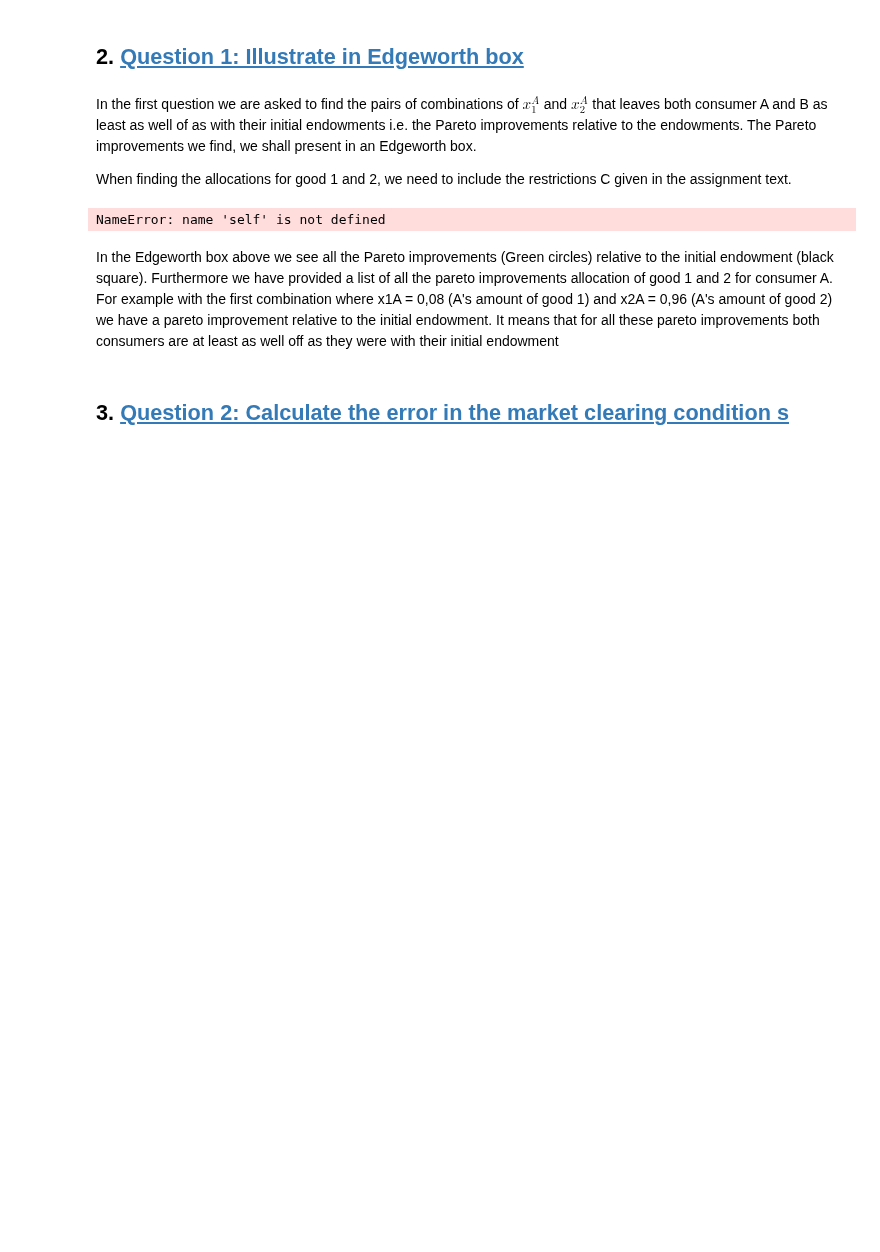
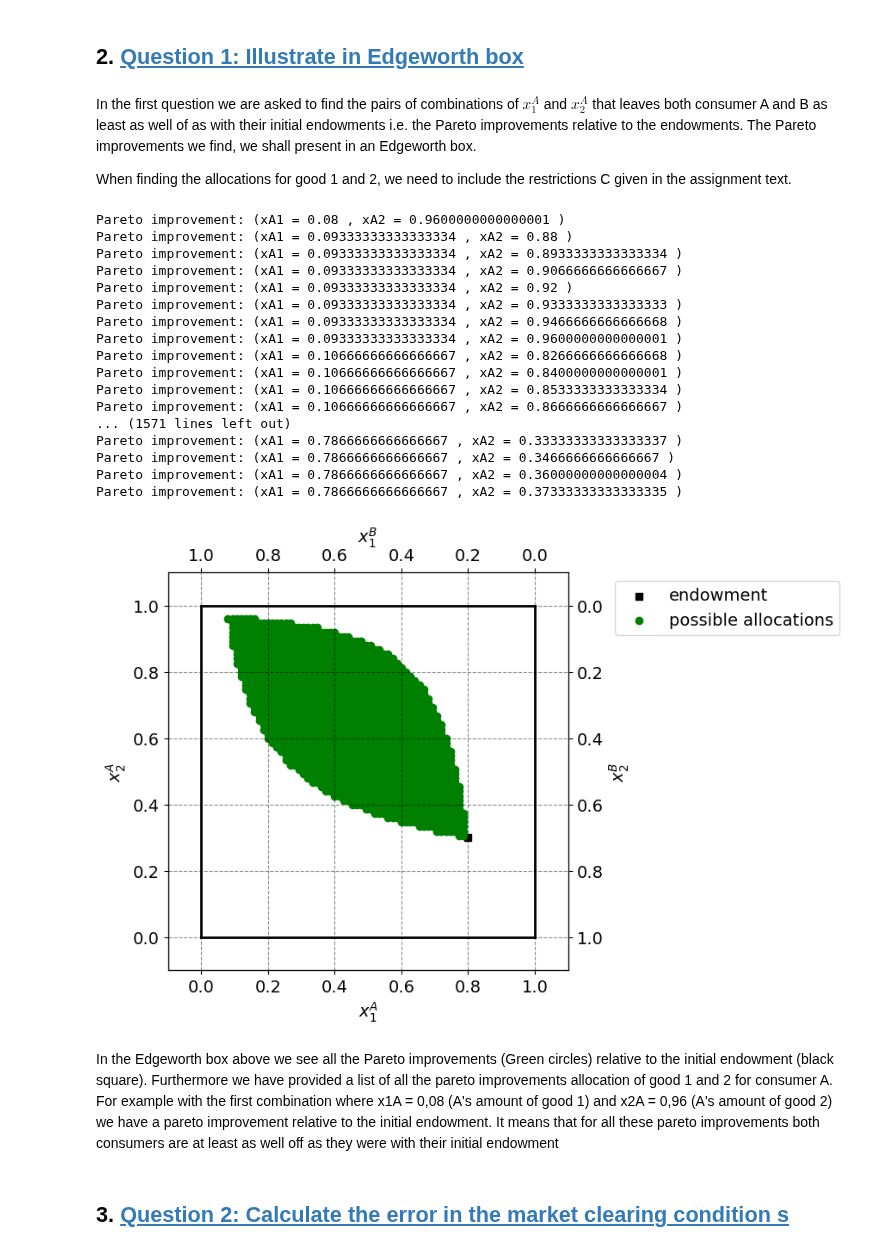
Before and after one commit to NumEconCopenhagen/projects-2024-zgc373-og-pgj472, a Jupyter notebook: inauguralproject/inauguralproject.ipynb, the cells around one changed output. Cells and saved outputs as stored; diff of their text form; code cells hidden in the pictures; blank space fills up the shorter version.

```diff
--- a/inauguralproject/inauguralproject.ipynb
+++ b/inauguralproject/inauguralproject.ipynb
@@ -62,11 +62,27 @@ In this project, we utilize the setup and provided information from the 'Inaugur
 In the first question we are asked to find the pairs of combinations of $x_1^A$ and $x_2^A$ that leaves both consumer A and B as least as well of as with their initial endowments i.e. the Pareto improvements relative to the endowments. The Pareto improvements we find, we shall present in an Edgeworth box.
 
 When finding the allocations for good 1 and 2, we need to include the restrictions C given in the assignment text.
-# %%
-# Lige nu hedder functionen bare "main", skal vi nok ændre
-ExchangeEconomyClass.main()
-# %% [output]
-NameError: name 'self' is not defined
+# %%
+ExchangeEconomyClass().Edgeworth()
+# %% [output]
+Pareto improvement: (xA1 = 0.08 , xA2 = 0.9600000000000001 )
+Pareto improvement: (xA1 = 0.09333333333333334 , xA2 = 0.88 )
+Pareto improvement: (xA1 = 0.09333333333333334 , xA2 = 0.8933333333333334 )
+Pareto improvement: (xA1 = 0.09333333333333334 , xA2 = 0.9066666666666667 )
+Pareto improvement: (xA1 = 0.09333333333333334 , xA2 = 0.92 )
+Pareto improvement: (xA1 = 0.09333333333333334 , xA2 = 0.9333333333333333 )
+Pareto improvement: (xA1 = 0.09333333333333334 , xA2 = 0.9466666666666668 )
+Pareto improvement: (xA1 = 0.09333333333333334 , xA2 = 0.9600000000000001 )
+Pareto improvement: (xA1 = 0.10666666666666667 , xA2 = 0.8266666666666668 )
+Pareto improvement: (xA1 = 0.10666666666666667 , xA2 = 0.8400000000000001 )
+Pareto improvement: (xA1 = 0.10666666666666667 , xA2 = 0.8533333333333334 )
+Pareto improvement: (xA1 = 0.10666666666666667 , xA2 = 0.8666666666666667 )
+... (1571 lines left out)
+Pareto improvement: (xA1 = 0.7866666666666667 , xA2 = 0.33333333333333337 )
+Pareto improvement: (xA1 = 0.7866666666666667 , xA2 = 0.3466666666666667 )
+Pareto improvement: (xA1 = 0.7866666666666667 , xA2 = 0.36000000000000004 )
+Pareto improvement: (xA1 = 0.7866666666666667 , xA2 = 0.37333333333333335 )
+[figure, added]
 # %% [markdown]
 In the Edgeworth box above we see all the Pareto improvements (Green circles) relative to the initial endowment (black square).
 Furthermore we have provided a list of all the pareto improvements allocation of good 1 and 2 for consumer A.
```
Also changed, not shown: parts of 3 cells of this notebook, 1 other file.
